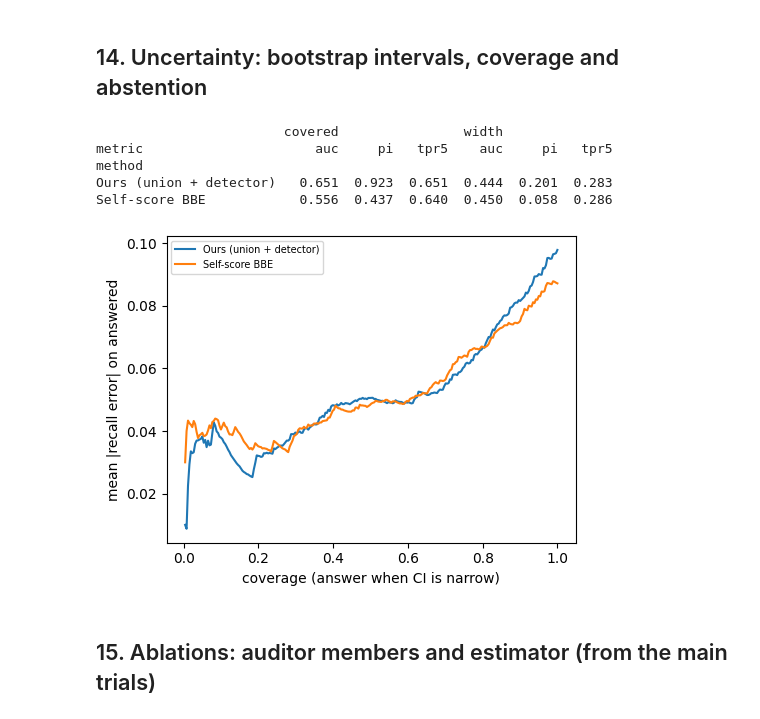
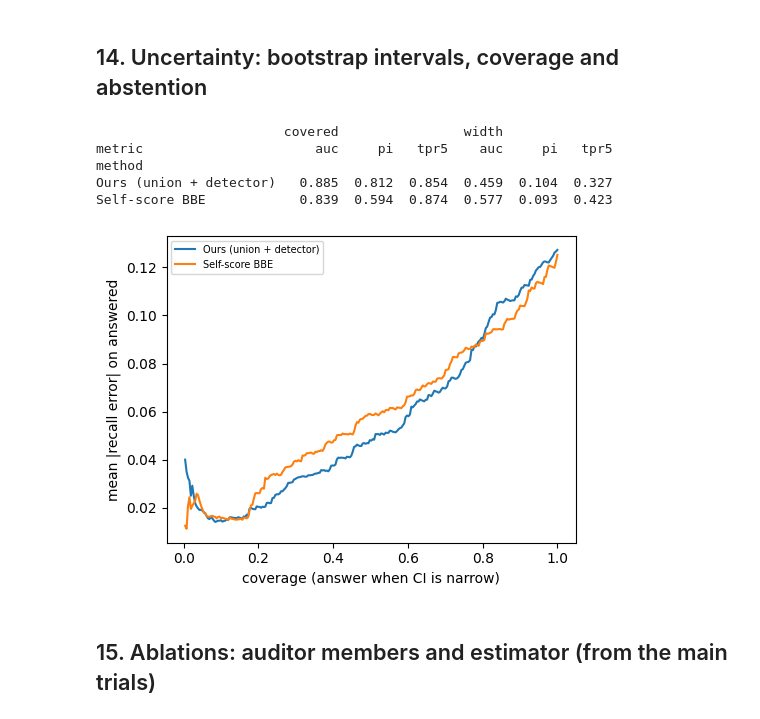
Before and after one commit to KaziRifat/degradation-aware-medical-ai, a Jupyter notebook: cvpr-27-v1.ipynb, the cells around one changed output. Drawn from its saved outputs; the diff is of its cells as text; code cells hidden in the pictures.

```diff
--- a/cvpr-27-v1.ipynb
+++ b/cvpr-27-v1.ipynb
@@ -33,6 +33,9 @@ CFG = dict(
     REAL_CROP_FRAC=0.8,                   # each crop covers 80% of the frame -> same framing as full-scene fakes
     REAL_PRE_SIZE=1024,                   # downscale large camera photos to ~generator resolution before cropping
     N_FOLDS=5,                            # cross-fitting folds for the union estimator
+    POOL_GENIMAGE_REALS=True,             # ref/cal/stream reals from ONE pool (train- and val-split reals mixed)
+    DEV_SEEDS=5,                          # streams per setting on the dev generators used to choose the estimator
+    LCB_B=20, LCB_Z=1.0,                  # bootstrap size / z for the pessimistic (lower-confidence-bound) union
     # sampling caps (reduce if you run out of time)
     N_FAKE_TRAIN=4000, N_FAKE_SRC_HOLD=500, N_REAL_TRAIN_POOL=12000,
     N_FAKE_EVAL=1000, N_REAL_STREAM=4000,
@@ -349,6 +353,15 @@ if CFG['RUN_SHIFT'] and (MAN.domain == 'genimage').any():
     MAN = pd.concat([MAN, sh], ignore_index=True)
 
 MAN = MAN.reset_index(drop=True); MAN['uid'] = np.arange(len(MAN))
+if CFG['POOL_GENIMAGE_REALS'] and (MAN.domain == 'genimage').any():
+    # GenImage train-split and val-split reals were used for reference/calibration vs stream respectively, which made
+    # the 'known real' distribution differ slightly from the stream's reals (8.7% guard false alarms, inflated oracle error).
+    # Re-deal those roles from one pool. Role COUNTS, detector-training images and shift-source images are unchanged.
+    _shift_src = set(MAN.loc[(MAN.variant == 'shift') & (MAN.label == 0), 'path'])
+    _g = np.where((MAN.domain == 'genimage') & (MAN.label == 0) & (MAN.variant == 'clean')
+                  & MAN.role.isin(['ref', 'cal1', 'cal2', 'cal3', 'stream']) & ~MAN.path.isin(_shift_src))[0]
+    MAN.loc[_g, 'role'] = np.random.default_rng(1).permutation(MAN.loc[_g, 'role'].values)
+    print('GenImage reals re-pooled across splits:', MAN.loc[_g].groupby(['role', 'split']).size().to_dict())
 def row_key(r, legacy=False):
     c = int(r['crop_id'])
     crop = '-1' if c < 0 else (f'{c}@0.5/0' if legacy else f"{c}@{CFG['REAL_CROP_FRAC']}/{CFG['REAL_PRE_SIZE']}")
@@ -1005,15 +997,17 @@ contexts: 21
 # %%
 OURS = 'Ours (union + detector)'
 OURS_AUD = 'Ours (union, auditors only)'
-# name -> (candidate auditors, include detector score?, folds)
-AUD_METHODS = {OURS: (DIR_AUD, True, None), OURS_AUD: (DIR_AUD, False, None),
-               'Union, no cross-fit': (DIR_AUD, True, 1),
-               'Union, upper tails only': ([a for a in DIR_AUD if a.endswith('_hi')], False, None),
-               'Aud CLIP (both tails)': (['clip_hi', 'clip_lo'], False, None),
-               'Aud DINOv2 (both tails)': (['dino_hi', 'dino_lo'], False, None),
-               'Aud VAE (both tails)': (['vae_hi', 'vae_lo'], False, None),
-               'Aud Freq (both tails)': (['lap_hi', 'lap_lo', 'hf_hi', 'hf_lo'], False, None),
-               'ACAT agg (BBE)': (['acat'], False, 1)}
+VARIANTS = {'Union+det: plain max': 'max', 'Union+det: 5-fold cross-fit': 'xfit', 'Union+det: LCB': 'lcb'}
+CHOSEN = {'kind': 'xfit'}      # overwritten by the dev-generator selection (Section 10b)
+# name -> (candidate auditors, include detector score?, estimator kind; 'chosen' = the dev-selected kind)
+AUD_METHODS = {OURS: (DIR_AUD, True, 'chosen'), OURS_AUD: (DIR_AUD, False, 'chosen'),
+               **{v: (DIR_AUD, True, k) for v, k in VARIANTS.items()},
+               'Union, upper tails only': ([a for a in DIR_AUD if a.endswith('_hi')], False, 'chosen'),
+               'Aud CLIP (both tails)': (['clip_hi', 'clip_lo'], False, 'chosen'),
+               'Aud DINOv2 (both tails)': (['dino_hi', 'dino_lo'], False, 'chosen'),
+               'Aud VAE (both tails)': (['vae_hi', 'vae_lo'], False, 'chosen'),
+               'Aud Freq (both tails)': (['lap_hi', 'lap_lo', 'hf_hi', 'hf_lo'], False, 'chosen'),
+               'ACAT agg (BBE)': (['acat'], False, 'max')}
 CAL3_IDX = {}
 REG_MODELS = {}   # (det, signal) -> {metric: (slope, intercept)}
 
@@ -1033,11 +1027,14 @@ def estimate_all(idx, y, ref_domain, det, rng, methods='all'):
     cal_idx = CAL3_IDX.setdefault(ref_domain, np.where(CAL3[ref_domain])[0])
     cal_idx = cal_idx[np.isfinite(DET[det][cal_idx])]
     neg_det = -DET[det]
-    for name, (members, use_det, folds) in AUD_METHODS.items():
+    for name, (members, use_det, kind) in AUD_METHODS.items():
         if methods != 'all' and name not in methods: continue
         cands = {a: P[a] for a in members}
         if use_det: cands['detector'] = neg_det
-        out[name] = jain(union_mpe(cands, cal_idx, idx, rng, folds)[0], st, ctx)
+        k = CHOSEN['kind'] if kind == 'chosen' else kind
+        if name in VARIANTS and k == CHOSEN['kind'] and OURS in out:     # identical to Ours -> reuse, saves time
+            out[name] = out[OURS]; continue
+        out[name] = jain(union_estimate(k, cands, cal_idx, idx, rng), st, ctx)
     if methods == 'all' or 'Union Storey (auditors)' in methods:
         out['Union Storey (auditors)'] = jain(union_storey({a: P[a] for a in DIR_AUD}, cal_idx, idx), st, ctx)
     if methods == 'all' or 'Self-score BBE' in methods:
@@ -1294,13 +1368,13 @@ def boot_ci(idx, ref_domain, det, rng, which):
         cb = dict(ctx); Rb = np.sort(DET[det][bc]); cb['R'] = Rb
         cb['f1'], cb['f5'], cb['f05'] = (float(np.mean(Rb > ctx[t])) for t in ('t1', 't5', 't05'))
         st = stream_stats(DET[det][bi], cb)
-        pi_hat = union_mpe(cands, bc, bi, rng)[0] if which == 'ours' else bbe(-Rb, -DET[det][bi])[0]
+        pi_hat = union_estimate(CHOSEN['kind'], cands, bc, bi, rng, lcb_B=8) if which == 'ours' else bbe(-Rb, -DET[det][bi])[0]
         e = jain(pi_hat, st, cb); vals.append([e['pi'], e['tpr5'], e['auc']])
     a = (1 - CFG['CI_LEVEL']) / 2
     return np.quantile(np.array(vals), [a, 1 - a], axis=0)
 
 def ci_experiment():
-    f = os.path.join(RES, f'trials_ci_{stable_seed(sorted(DET), sorted(AUD_METHODS), 'v4'):08x}.parquet')
+    f = os.path.join(RES, f'trials_ci_{stable_seed(sorted(DET), sorted(AUD_METHODS), CHOSEN["kind"], CFG["POOL_GENIMAGE_REALS"], "v5"):08x}.parquet')
     if os.path.exists(f): return pd.read_parquet(f)
     recs = []
     for dom in PVALS:
@@ -1314,36 +1388,36 @@ def ci_experiment():
                         rng = np.random.default_rng(stable_seed('ci', dom, det, g, pi, seed))
                         smp = sample_stream(rpool, fpools[g], pi, n, rng)
                         if smp is None: continue
                         idx, y = smp; s = DET[det][idx]
                         if not np.isfinite(s).all(): continue
                         tr = truths(s, y, ctx, float(y.mean()))
                         est, _ = estimate_all(idx, y, dom, det, rng, methods=[OURS, 'Self-score BBE'])
                         for which, mname in (('ours', OURS), ('self', 'Self-score BBE')):
                             lo, hi = boot_ci(idx, dom, det, rng, which)
                             for j, mt in enumerate(('pi', 'tpr5', 'auc')):
                                 recs.append((dom, det, g, pi, n, seed, mname, mt, est[mname][mt], tr[mt], lo[j], hi[j]))
     df = pd.DataFrame(recs, columns=['domain', 'detector', 'gen', 'pi', 'n', 'seed', 'method', 'metric', 'est', 'true', 'lo', 'hi'])
     df['covered'] = (df.true >= df.lo) & (df.true <= df.hi); df['width'] = df.hi - df.lo
     df.to_parquet(f); return df
 
 CI = ci_experiment()
 cov = CI.groupby(['method', 'metric'])[['covered', 'width']].mean().unstack('metric')
 cov.to_csv(os.path.join(RES, 'table_ci_coverage.csv')); print(cov.round(3).to_string())
 
 q = CI[(CI.metric == 'tpr5')].copy(); q['err'] = (q.est - q.true).abs()
 plt.figure(figsize=(5, 3.8))
 for m, g in q.groupby('method'):
     g = g.sort_values('width'); cov_ = np.arange(1, len(g) + 1) / len(g)
     plt.plot(cov_, g.err.expanding().mean(), label=m)
 plt.xlabel('coverage (answer when CI is narrow)'); plt.ylabel('mean |recall error| on answered'); plt.legend(fontsize=7)
 plt.tight_layout(); plt.savefig(os.path.join(FIG, 'fig4_risk_coverage.png'), dpi=200); plt.show()
 # %% [output]
                         covered                width
 metric                      auc     pi   tpr5    auc     pi   tpr5
 method
-Ours (union + detector)   0.651  0.923  0.651  0.444  0.201  0.283
-Self-score BBE            0.556  0.437  0.640  0.450  0.058  0.286
+Ours (union + detector)   0.885  0.812  0.854  0.459  0.104  0.327
+Self-score BBE            0.839  0.594  0.874  0.577  0.093  0.423
-[figure, old version]
+[figure, new version]
 # %% [markdown]
 ## 15. Ablations: auditor members and estimator (from the main trials)
 # %%
```
Also changed, not shown: parts of 17 cells of this notebook.
